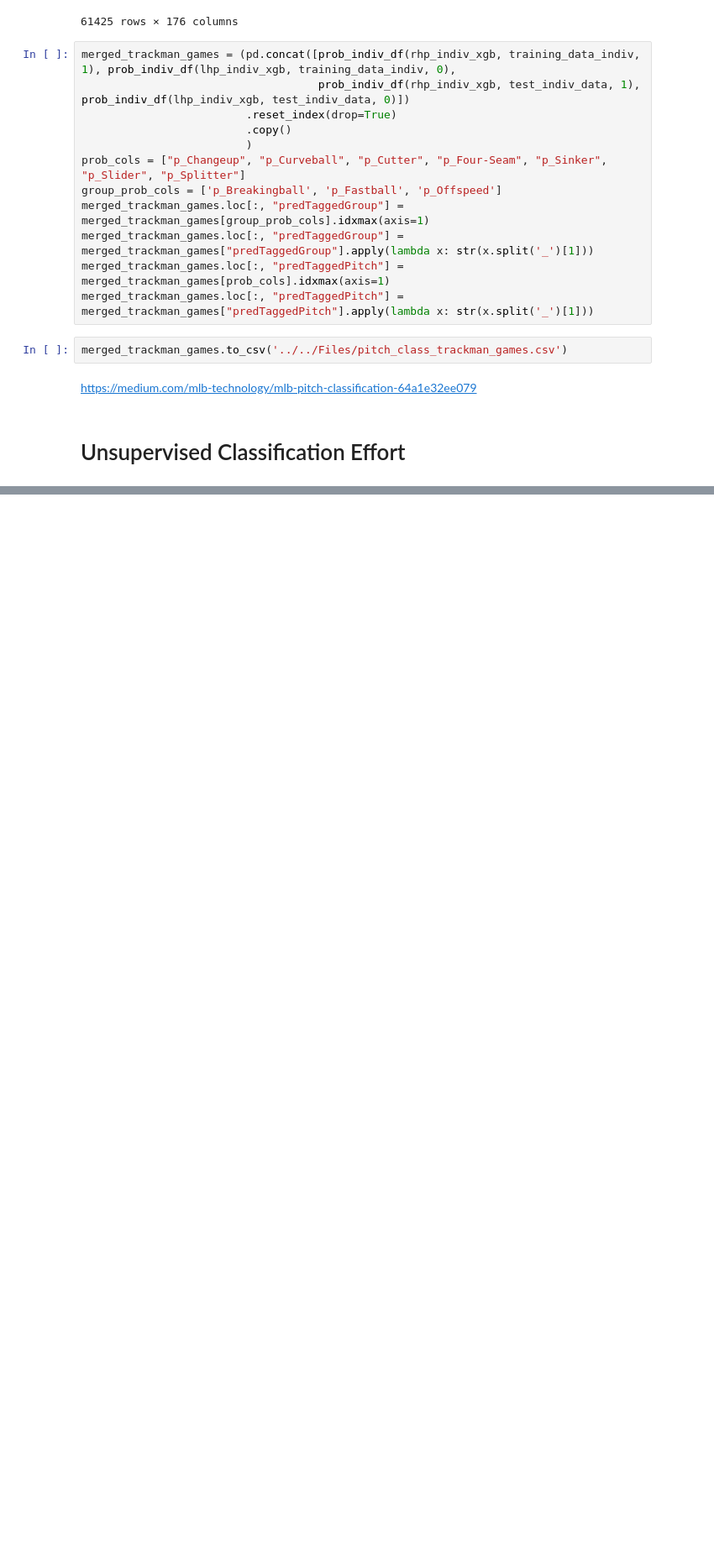
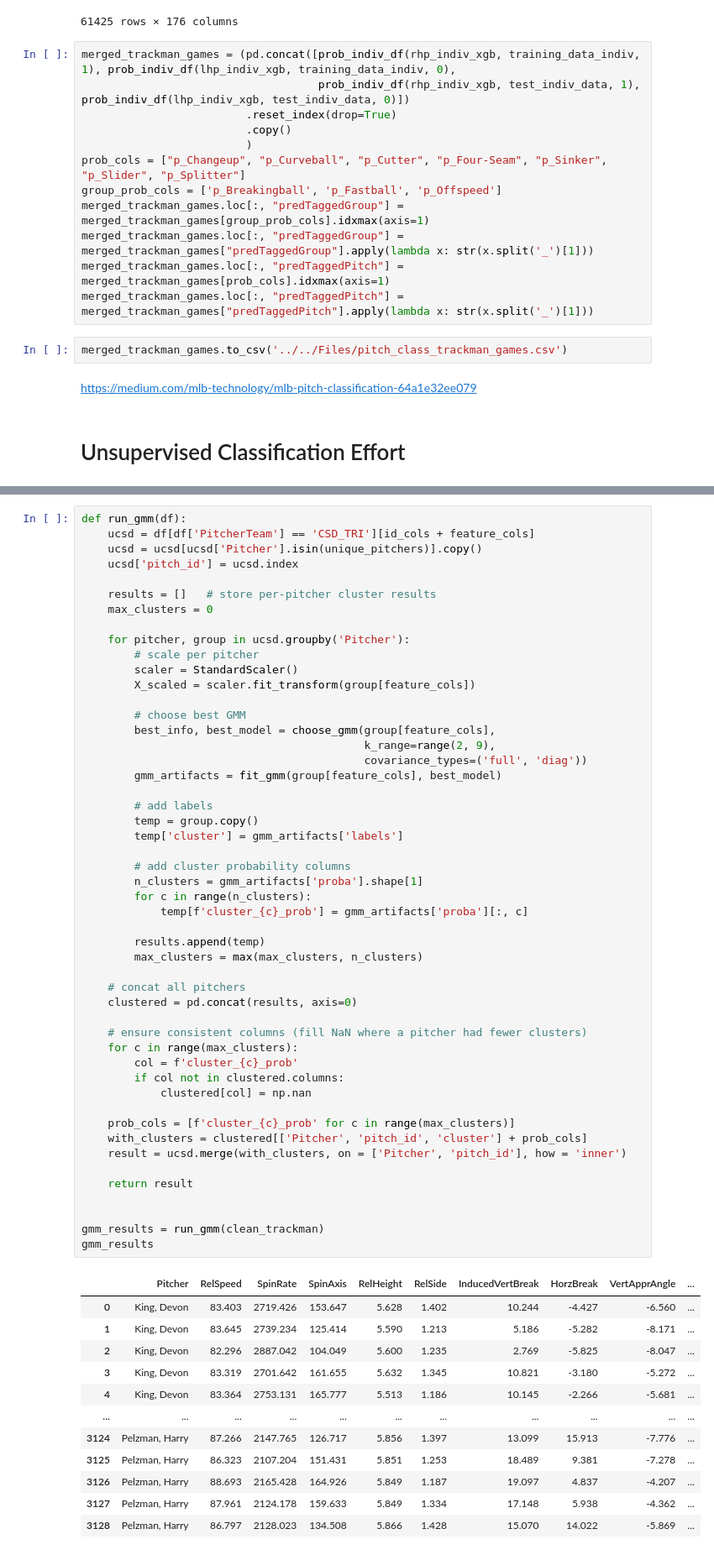
Before and after one commit to jackkalsched/UCSD_Baseball_25, a Jupyter notebook: Pitching/pitch classification/classification.ipynb, the cells around one changed output, grey strips where cells are left out. Shown at 84% size. Cells and saved outputs as stored; diff of their text form; blank space fills up the shorter version.

Commit message:
cleaned up gmm notebook

```diff
--- a/Pitching/pitch classification/classification.ipynb
+++ b/Pitching/pitch classification/classification.ipynb
@@ -799,0 +856,63 @@ feature_cols = ['RelSpeed', 'SpinRate', 'SpinAxis', 'RelHeight', 'RelSide', 'Ind
+# %%
+def run_gmm(df):
+    ucsd = df[df['PitcherTeam'] == 'CSD_TRI'][id_cols + feature_cols]
+    ucsd = ucsd[ucsd['Pitcher'].isin(unique_pitchers)].copy()
+    ucsd['pitch_id'] = ucsd.index
+
+    results = []   # store per-pitcher cluster results
+    max_clusters = 0
+
+    for pitcher, group in ucsd.groupby('Pitcher'):
+        # scale per pitcher
+        scaler = StandardScaler()
+        X_scaled = scaler.fit_transform(group[feature_cols])
+
+        # choose best GMM
+        best_info, best_model = choose_gmm(group[feature_cols],
+                                           k_range=range(2, 9),
+                                           covariance_types=('full', 'diag'))
+        gmm_artifacts = fit_gmm(group[feature_cols], best_model)
+
+        # add labels
+        temp = group.copy()
+        temp['cluster'] = gmm_artifacts['labels']
+
+        # add cluster probability columns
+        n_clusters = gmm_artifacts['proba'].shape[1]
+        for c in range(n_clusters):
+            temp[f'cluster_{c}_prob'] = gmm_artifacts['proba'][:, c]
+
+        results.append(temp)
+        max_clusters = max(max_clusters, n_clusters)
+
+    # concat all pitchers
+    clustered = pd.concat(results, axis=0)
+
+    # ensure consistent columns (fill NaN where a pitcher had fewer clusters)
+    for c in range(max_clusters):
+        col = f'cluster_{c}_prob'
+        if col not in clustered.columns:
+            clustered[col] = np.nan
+
+    prob_cols = [f'cluster_{c}_prob' for c in range(max_clusters)]
+    with_clusters = clustered[['Pitcher', 'pitch_id', 'cluster'] + prob_cols]
+    result = ucsd.merge(with_clusters, on = ['Pitcher', 'pitch_id'], how = 'inner')
+
+    return result
+
+
+gmm_results = run_gmm(clean_trackman)
+gmm_results
+# %% [output]
+|  | Pitcher | RelSpeed | SpinRate | SpinAxis | RelHeight | RelSide | InducedVertBreak | HorzBreak | VertApprAngle | ... |
+| 0 | King, Devon | 83.403 | 2719.426 | 153.647 | 5.628 | 1.402 | 10.244 | -4.427 | -6.560 | ... |
+| 1 | King, Devon | 83.645 | 2739.234 | 125.414 | 5.590 | 1.213 | 5.186 | -5.282 | -8.171 | ... |
+| 2 | King, Devon | 82.296 | 2887.042 | 104.049 | 5.600 | 1.235 | 2.769 | -5.825 | -8.047 | ... |
+| 3 | King, Devon | 83.319 | 2701.642 | 161.655 | 5.632 | 1.345 | 10.821 | -3.180 | -5.272 | ... |
+| 4 | King, Devon | 83.364 | 2753.131 | 165.777 | 5.513 | 1.186 | 10.145 | -2.266 | -5.681 | ... |
+| ... | ... | ... | ... | ... | ... | ... | ... | ... | ... | ... |
+| 3124 | Pelzman, Harry | 87.266 | 2147.765 | 126.717 | 5.856 | 1.397 | 13.099 | 15.913 | -7.776 | ... |
+| 3125 | Pelzman, Harry | 86.323 | 2107.204 | 151.431 | 5.851 | 1.253 | 18.489 | 9.381 | -7.278 | ... |
+| 3126 | Pelzman, Harry | 88.693 | 2165.428 | 164.926 | 5.849 | 1.187 | 19.097 | 4.837 | -4.207 | ... |
+| 3127 | Pelzman, Harry | 87.961 | 2124.178 | 159.633 | 5.849 | 1.334 | 17.148 | 5.938 | -4.362 | ... |
+| 3128 | Pelzman, Harry | 86.797 | 2128.023 | 134.508 | 5.866 | 1.428 | 15.070 | 14.022 | -5.869 | ... |
```
Also changed, not shown: parts of 19 cells of this notebook.
